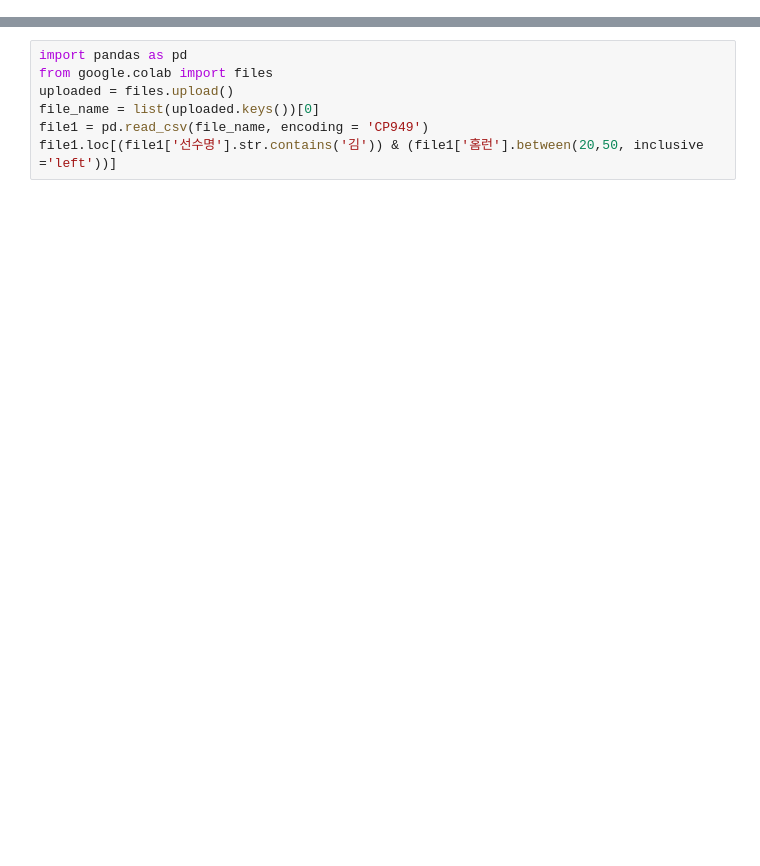
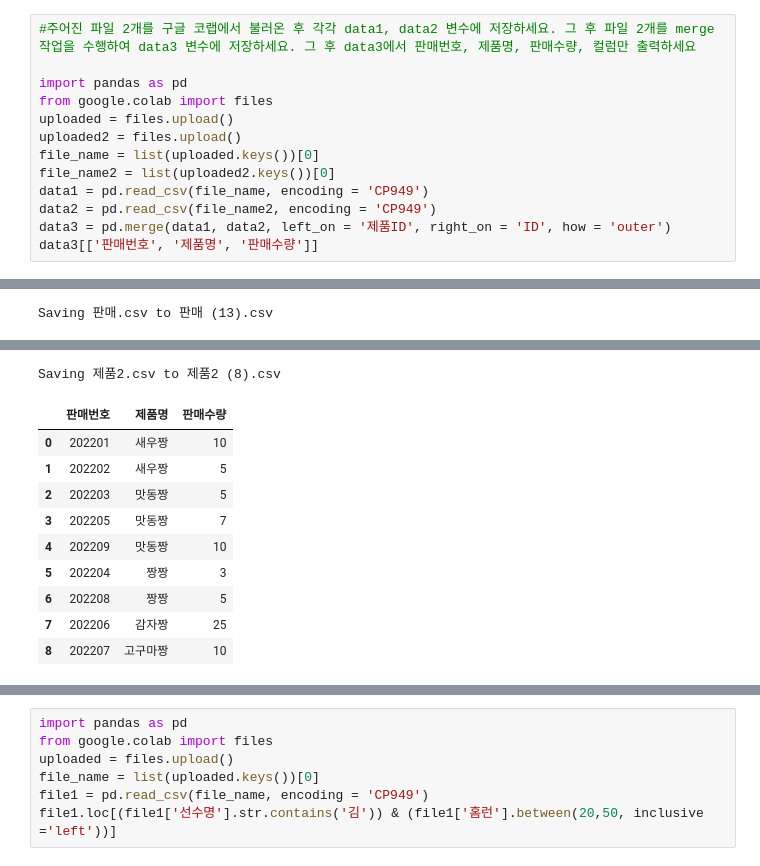
Before and after one commit to sm1118sm/DA, a Jupyter notebook: pandas.ipynb, the cells around one changed output, grey strips where cells are left out. Saved outputs shown, nothing was run; the diff lists cells and outputs as text; blank space fills up the shorter version.

```diff
--- a/pandas.ipynb
+++ b/pandas.ipynb
@@ -45,0 +45,14 @@ Index(['신청날짜', '사업장', '품목', '수량', '단가', '금액'], dty
+# %%
+#주어진 파일 2개를 구글 코랩에서 불러온 후 각각 data1, data2 변수에 저장하세요. 그 후 파일 2개를 merge 작업을 수행하여 data3 변수에 저장하세요. 그 후 data3에서 판매번호, 제품명, 판매수량, 컬럼만 출력하세요
+
+import pandas as pd
+from google.colab import files
+uploaded = files.upload()
+uploaded2 = files.upload()
+file_name = list(uploaded.keys())[0]
+file_name2 = list(uploaded2.keys())[0]
+data1 = pd.read_csv(file_name, encoding = 'CP949')
+data2 = pd.read_csv(file_name2, encoding = 'CP949')
+data3 = pd.merge(data1, data2, left_on = '제품ID', right_on = 'ID', how = 'outer')
+data3[['판매번호', '제품명', '판매수량']]
+# %% [output]
@@ -45,0 +60 @@ Index(['신청날짜', '사업장', '품목', '수량', '단가', '금액'], dty
+Saving 판매.csv to 판매 (13).csv
@@ -45,0 +62,11 @@ Index(['신청날짜', '사업장', '품목', '수량', '단가', '금액'], dty
+Saving 제품2.csv to 제품2 (8).csv
+|  | 판매번호 | 제품명 | 판매수량 |
+| 0 | 202201 | 새우짱 | 10 |
+| 1 | 202202 | 새우짱 | 5 |
+| 2 | 202203 | 맛동짱 | 5 |
+| 3 | 202205 | 맛동짱 | 7 |
+| 4 | 202209 | 맛동짱 | 10 |
+| 5 | 202204 | 짱짱 | 3 |
+| 6 | 202208 | 짱짱 | 5 |
+| 7 | 202206 | 감자짱 | 25 |
+| 8 | 202207 | 고구마짱 | 10 |
```
Also changed, not shown: parts of 5 cells of this notebook.
